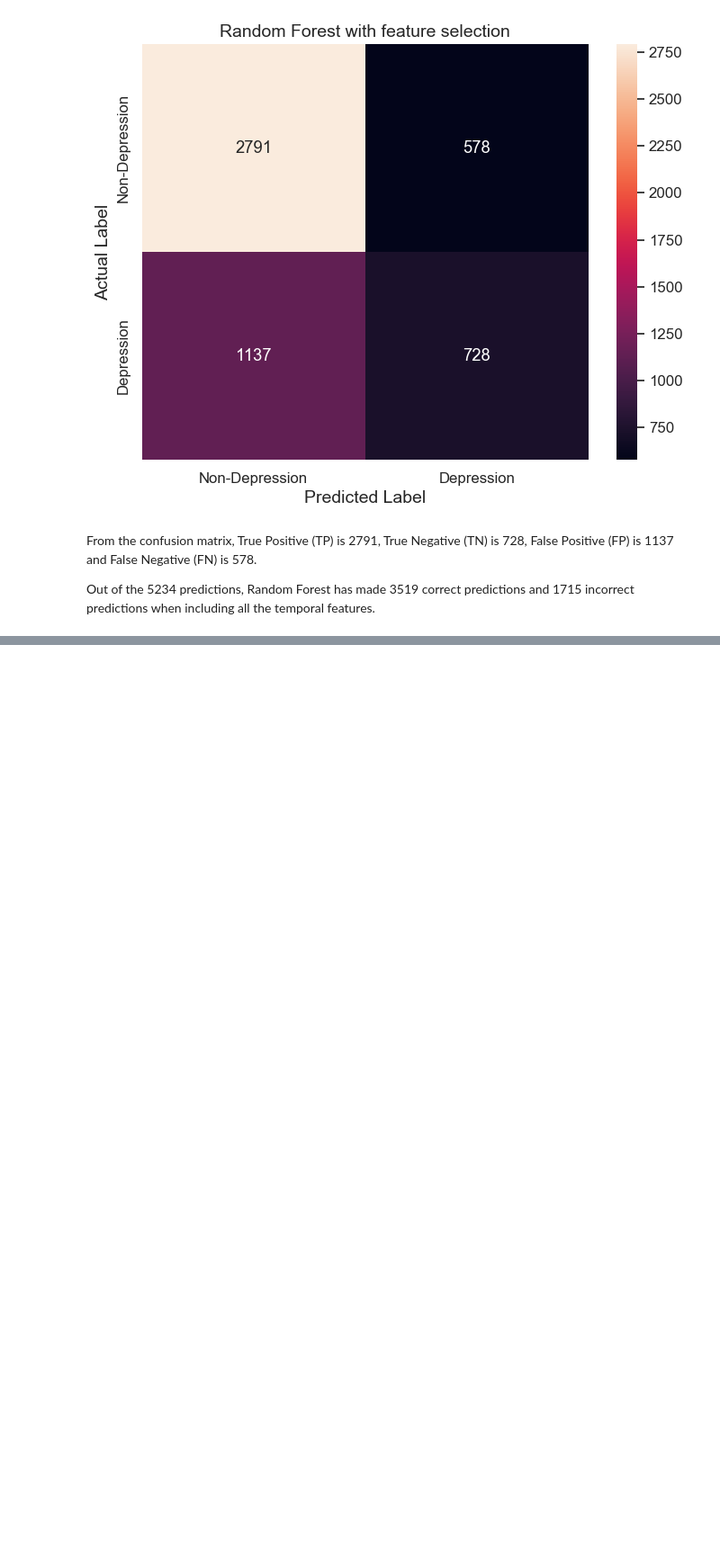
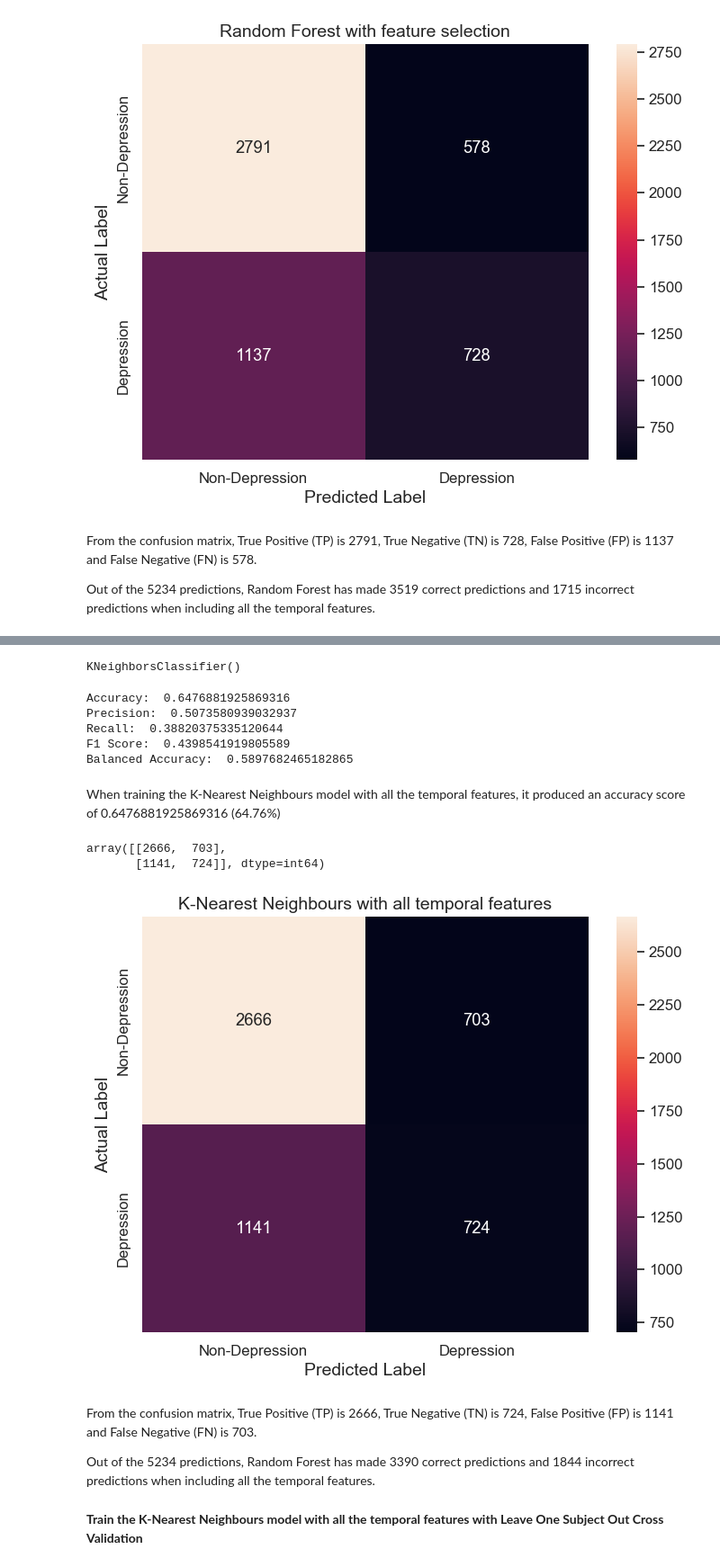
Before and after one commit to KADev2022/CS3IP, a Jupyter notebook: Machine Learning Experiment - Depression or Non-Depression Classification (Final).ipynb, the cells around one changed output, grey strips where cells are left out. Shown at 90% size. Drawn from its saved outputs; the diff is of its cells as text; code cells hidden in the pictures; blank space fills up the shorter version.

```diff
--- a/Machine Learning Experiment - Depression or Non-Depression Classification (Final).ipynb
+++ b/Machine Learning Experiment - Depression or Non-Depression Classification (Final).ipynb
@@ -1173,0 +1222,12 @@ Using the Leave One Subject Out Cross Validation, the Random Forest model has a
+# %%
+'''
+Train the K-Nearest Neighbours model with all the temporal features without cross validation
+
+X - predictors (drop number and depresssion_state columns)
+y - class (depresssion_state column)
+'''
+X = new_patient_df.drop(["number", "depression_state"], axis=1)
+y = new_patient_df["depression_state"]
+# %%
+# Data Splitting - split into 80% training data and 20% test data
+X_train, X_test, y_train, y_test = train_test_split(X, y, test_size=0.2, random_state=42)
@@ -1173,0 +1302,65 @@ Using the Leave One Subject Out Cross Validation, the Random Forest model has a
+# %%
+# Train K-Nearest Neighbours with all the temporal features without cross validation
+from sklearn.neighbors import KNeighborsClassifier
+from sklearn.preprocessing import StandardScaler
+
+# Feature Scaling using Standard Scaler before fitting the KNN model
+scaler = StandardScaler()
+X_train_scaled = scaler.fit_transform(X_train)
+X_test_scaled = scaler.fit_transform(X_test)
+
+# Train the K-Nearest Neighbours model - use 5 nearest neighbours (K=5)
+knn_clf = KNeighborsClassifier(n_neighbors=5)
+knn_clf.fit(X_train_scaled, y_train)
+# %% [output]
+KNeighborsClassifier()
+# %%
+# Predict the class for the independent variables
+y_pred = knn_clf.predict(X_test_scaled)
+# %%
+# Evaluation metric results for K-Nearest Neighbours with all the temporal features without cross validation
+
+# Accuracy score for K-Nearest Neighbours
+accuracy = accuracy_score(y_test, y_pred)
+print("Accuracy: ", accuracy)
+
+# Precision score for K-Nearest Neighbours
+precision = precision_score(y_test, y_pred)
+print("Precision: ", precision)
+
+# Recall score for K-Nearest Neighbours
+recall = recall_score(y_test, y_pred)
+print("Recall: ", recall)
+
+# F1 score for K-Nearest Neighbours
+f1 = f1_score(y_test, y_pred)
+print("F1 Score: ", f1)
+
+# Balanced Accuracy score for K-Nearest Neighbours
+balanced_accuracy = balanced_accuracy_score(y_test, y_pred)
+print("Balanced Accuracy: ", balanced_accuracy)
+# %% [output]
+Accuracy:  0.6476881925869316
+Precision:  0.5073580939032937
+Recall:  0.38820375335120644
+F1 Score:  0.4398541919805589
+Balanced Accuracy:  0.5897682465182865
+# %% [markdown]
+When training the K-Nearest Neighbours model with all the temporal features, it produced an accuracy score of 0.6476881925869316 (64.76%)
+# %%
+# Confusion matrix for the K-Nearest Neighbours model with all the temporal features
+confusion_matrix(y_test, y_pred)
+# %% [output]
+array([[2666,  703],
+       [1141,  724]], dtype=int64)
+# %%
+plot_confusion_matrix_without_cross_validation(confusion_matrix(y_test, y_pred),
+                                               "K-Nearest Neighbours with all temporal features")
+# %% [output]
+[figure, added]
+# %% [markdown]
+From the confusion matrix, True Positive (TP) is 2666, True Negative (TN) is 724, False Positive (FP) is 1141 and False Negative (FN) is 703.<br>
+
+Out of the 5234 predictions, Random Forest has made 3390 correct predictions and 1844 incorrect predictions when including all the temporal features.
+# %% [markdown]
+**Train the K-Nearest Neighbours model with all the temporal features with Leave One Subject Out Cross Validation**
```
Also changed, not shown: parts of 50 cells of this notebook.
